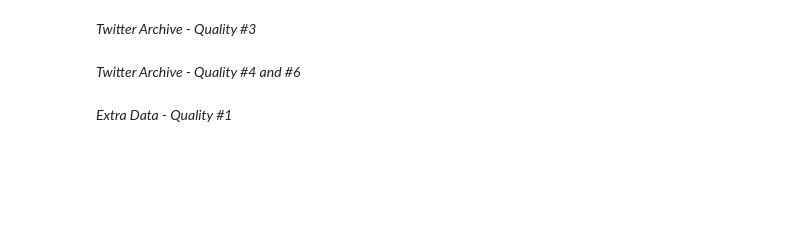
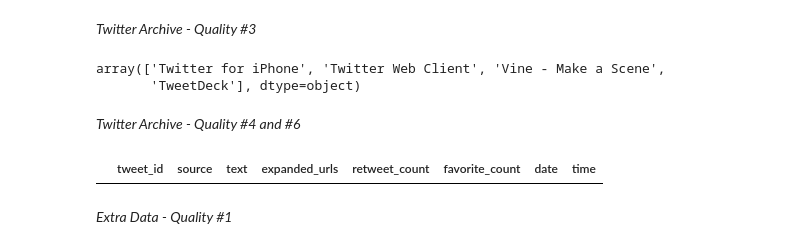
Before and after one commit to Nevesgmd/WeRateDogs-twitter-analysis, a Jupyter notebook: wrangle_act.ipynb, the cells around one changed output. Saved outputs shown, nothing was run; the diff lists cells and outputs as text; code cells hidden in the pictures; blank space fills up the shorter version.

```diff
--- a/wrangle_act.ipynb
+++ b/wrangle_act.ipynb
@@ -693,6 +749,12 @@ tweets_df.drop('timestamp', axis=1, inplace=True)
 # %%
 # Making source column values more readable
 tweets_df['source'] = tweets_df.source.apply(lambda col_value: col_value.split('>')[1][:-3])
+# %%
+# Test if source values were correctly changed
+tweets_df.source.unique()
+# %% [output]
+array(['Twitter for iPhone', 'Twitter Web Client', 'Vine - Make a Scene',
+       'TweetDeck'], dtype=object)
 # %% [markdown]
 *Twitter Archive - Quality #4 and #6*
 # %%
@@ -700,6 +762,12 @@ tweets_df['source'] = tweets_df.source.apply(lambda col_value: col_value.split('
 tweets_df['expanded_urls'] = tweets_df.apply(lambda row: 'https://twitter.com/dog_rates/status/' +
                                                          str(row['tweet_id']),
                                              axis=1)
+# %%
+# Test if there's any URLs different then expected
+tweets_df[tweets_df.expanded_urls != tweets_df.apply(lambda row: 'https://twitter.com/dog_rates/status/' +
+                                                         str(row['tweet_id']), axis=1)]
+# %% [output]
+|  | tweet_id | source | text | expanded_urls | retweet_count | favorite_count | date | time |
 # %% [markdown]
 *Extra Data - Quality #1*
 # %%
```
Also changed, not shown: parts of 20 cells of this notebook.
